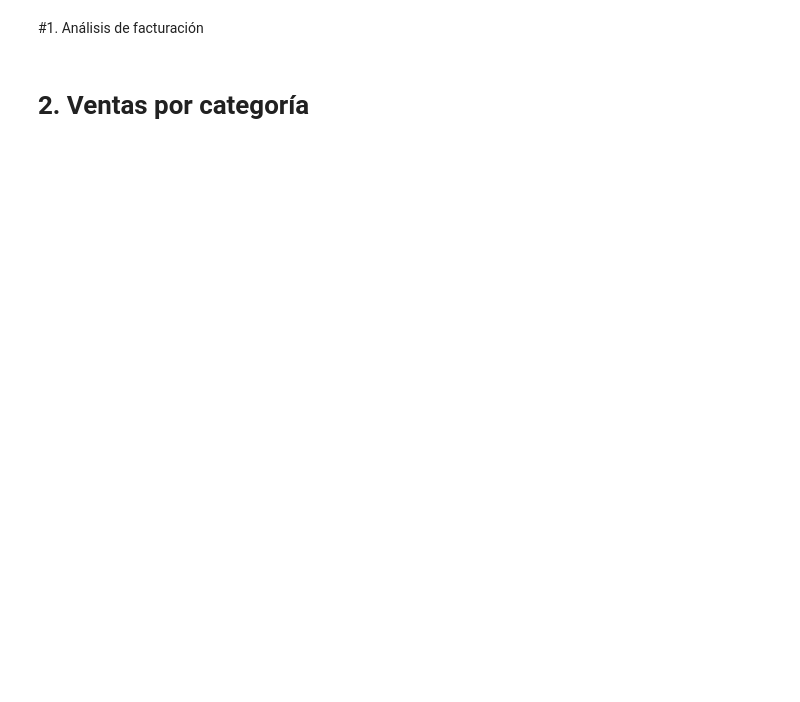
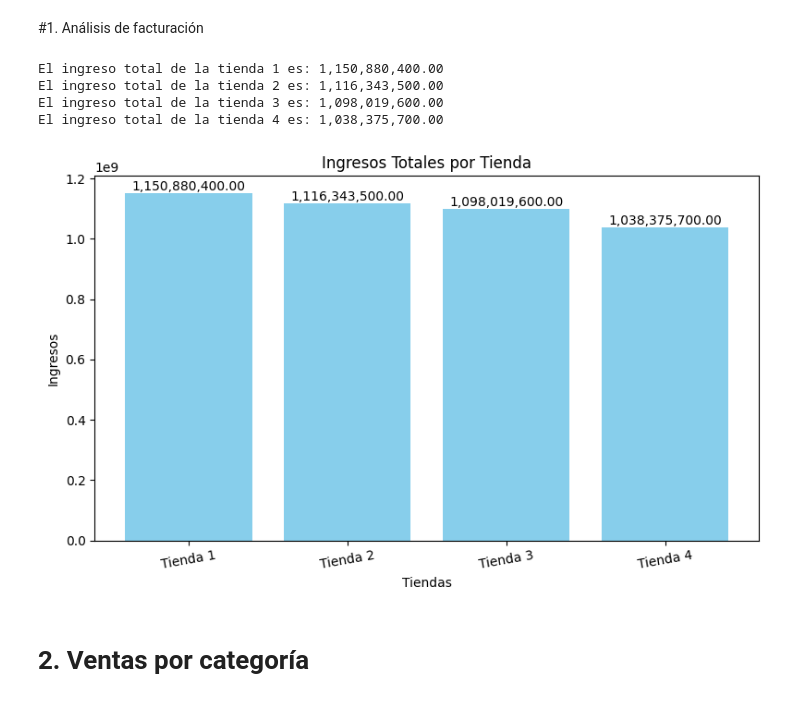
Before and after one commit to Lucas-Jimenez-uribe/alura-store, a Jupyter notebook: AluraStoreLatam.ipynb, the cells around one changed output. Drawn from its saved outputs; the diff is of its cells as text; code cells hidden in the pictures; blank space fills up the shorter version.

Commit message:
ingreso total por tienda, y ventas por categoria

```diff
--- a/AluraStoreLatam.ipynb
+++ b/AluraStoreLatam.ipynb
@@ -25,5 +25,50 @@ tienda.head()
 | 4 | Silla de oficina | Muebles | 335200.0 | 20200.0 | 07/11/2020 | Maria Alfonso | Medellín | ... |
 # %% [markdown]
 #1. Análisis de facturación
+# %%
+import pandas as pd
+
+url1 = "https://raw.githubusercontent.com/alura-es-cursos/challenge1-data-science-latam/refs/heads/main/base-de-datos-challenge1-latam/tienda_1%20.csv"
+url2 = "https://raw.githubusercontent.com/alura-es-cursos/challenge1-data-science-latam/refs/heads/main/base-de-datos-challenge1-latam/tienda_2.csv"
+url3 = "https://raw.githubusercontent.com/alura-es-cursos/challenge1-data-science-latam/refs/heads/main/base-de-datos-challenge1-latam/tienda_3.csv"
+url4 = "https://raw.githubusercontent.com/alura-es-cursos/challenge1-data-science-latam/refs/heads/main/base-de-datos-challenge1-latam/tienda_4.csv"
+tienda = pd.read_csv(url1)
+tienda2 = pd.read_csv(url2)
+tienda3 = pd.read_csv(url3)
+tienda4 = pd.read_csv(url4)
+
+
+tiendas_data = [tienda, tienda2, tienda3, tienda4]
+ingresos = []
+
+for i, tienda_df in enumerate(tiendas_data, start=1):
+    tienda_df["Ingreso"] = tienda_df["Precio"]
+    ingreso_total = tienda_df["Ingreso"].sum()
+    ingresos.append(ingreso_total)
+    print(f'El ingreso total de la tienda {i} es: {ingreso_total:,.2f}')
+
+nombres_tiendas = ['Tienda 1', 'Tienda 2', 'Tienda 3', 'Tienda 4']
+
+import matplotlib.pyplot as plt
+
+plt.figure(figsize=(8, 5))
+plt.bar(nombres_tiendas, ingresos, color='skyblue')
+plt.title('Ingresos Totales por Tienda')
+plt.xlabel('Tiendas')
+plt.ylabel('Ingresos')
+plt.xticks(rotation=10)
+plt.tight_layout()
+
+# Agregar etiquetas con los valores
+for i, valor in enumerate(ingresos):
+    plt.text(i, valor, f'{valor:,.2f}', ha='center', va='bottom')
+
+plt.show()
+# %% [output]
+El ingreso total de la tienda 1 es: 1,150,880,400.00
+El ingreso total de la tienda 2 es: 1,116,343,500.00
+El ingreso total de la tienda 3 es: 1,098,019,600.00
+El ingreso total de la tienda 4 es: 1,038,375,700.00
+[figure, added]
 # %% [markdown]
 # 2. Ventas por categoría
```
Also changed, not shown: parts of 2 cells of this notebook.
